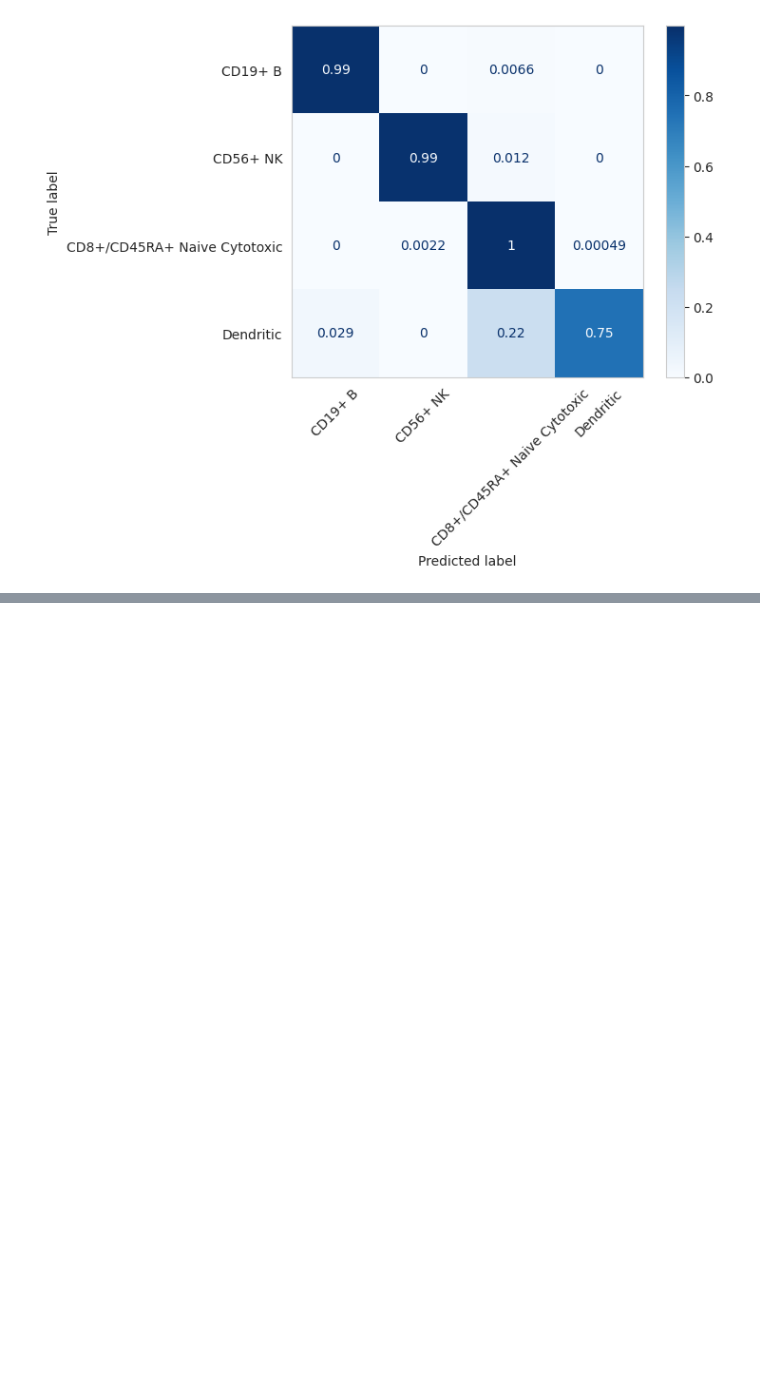
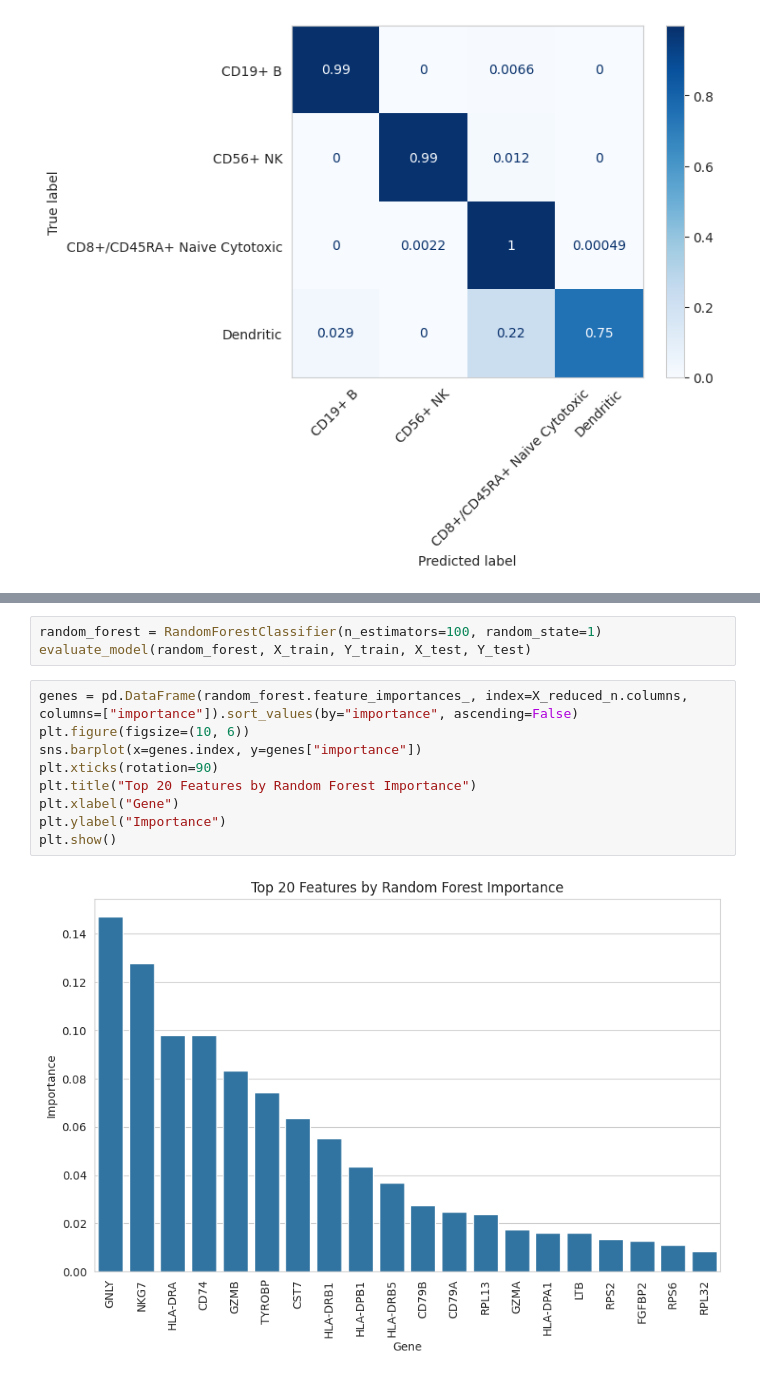
Before and after one commit to KnotATypo/BINF7000-A3-G16, a Jupyter notebook: notebook.ipynb, the cells around one changed output, grey strips where cells are left out. Drawn from its saved outputs; the diff is of its cells as text; blank space fills up the shorter version.

```diff
--- a/notebook.ipynb
+++ b/notebook.ipynb
@@ -430,0 +443,14 @@ Test performance is unchanged even with only 20 features, indicating that these
+# %%
+random_forest = RandomForestClassifier(n_estimators=100, random_state=1)
+evaluate_model(random_forest, X_train, Y_train, X_test, Y_test)
+# %%
+genes = pd.DataFrame(random_forest.feature_importances_, index=X_reduced_n.columns, columns=["importance"]).sort_values(by="importance", ascending=False)
+plt.figure(figsize=(10, 6))
+sns.barplot(x=genes.index, y=genes["importance"])
+plt.xticks(rotation=90)
+plt.title("Top 20 Features by Random Forest Importance")
+plt.xlabel("Gene")
+plt.ylabel("Importance")
+plt.show()
+# %% [output]
+[figure, added]
```
Also changed, not shown: parts of 6 cells of this notebook.
